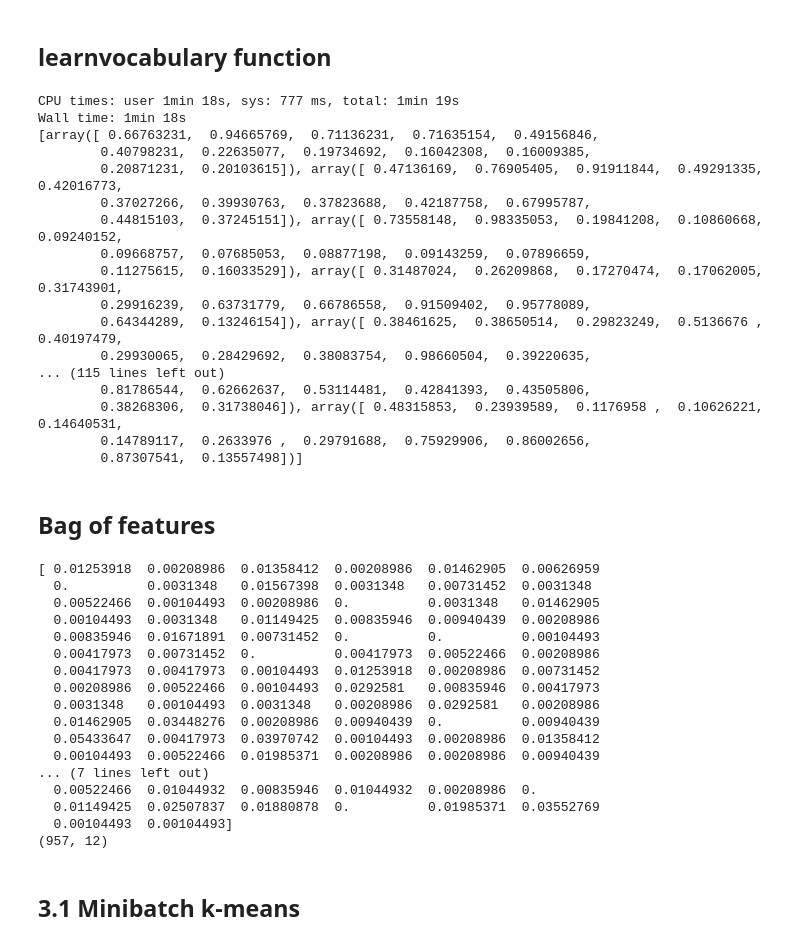
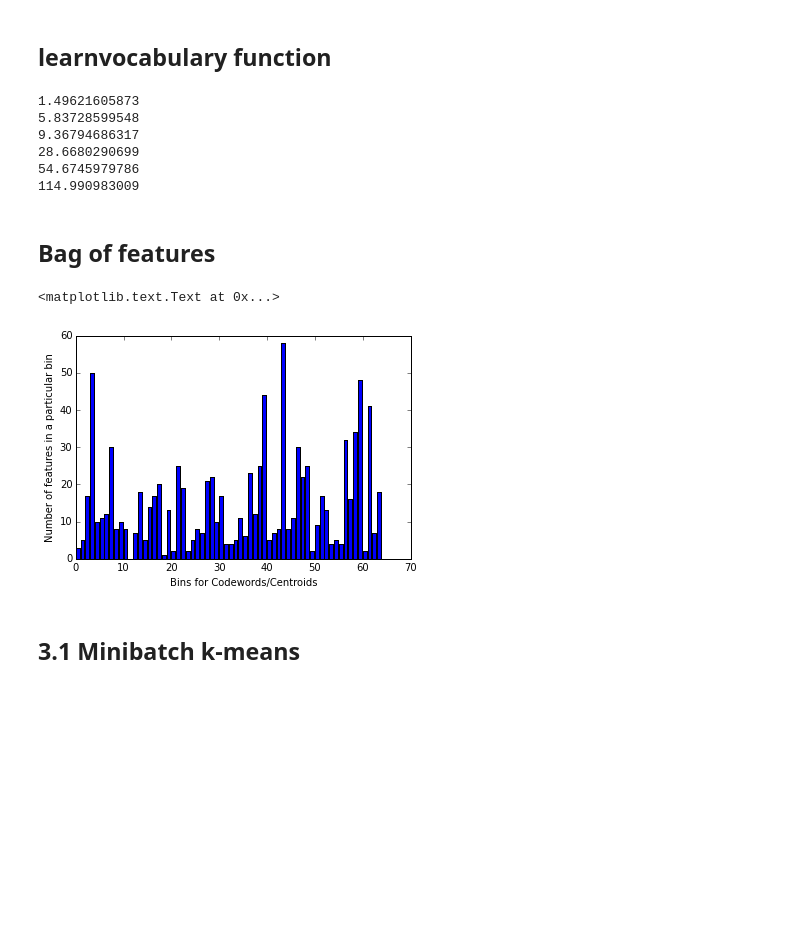
Before and after one commit to mayanks43/auto-tag, a Jupyter notebook: Section 3.ipynb, the cells around one changed output. Saved outputs shown, nothing was run; the diff lists cells and outputs as text; code cells hidden in the pictures; blank space fills up the shorter version.

```diff
--- a/Section 3.ipynb
+++ b/Section 3.ipynb
@@ -153,30 +154,22 @@ def mykmeansplusplus(points, k, max_iter=50):
     return mykmeans(points, k, max_iter, centroids)
 # %% [markdown]
 ## learnvocabulary function
-# %%
-k = 64
-def learnvocabulary(vocab_data, num_clusters, max_iter=50):
-    return mykmeans(vocab_data, num_clusters, max_iter)
-%time centroids, clusters = learnvocabulary(vocab_pitches, k, 50)
-print centroids
-# %% [output]
-CPU times: user 1min 18s, sys: 777 ms, total: 1min 19s
-Wall time: 1min 18s
-[array([ 0.66763231,  0.94665769,  0.71136231,  0.71635154,  0.49156846,
-        0.40798231,  0.22635077,  0.19734692,  0.16042308,  0.16009385,
-        0.20871231,  0.20103615]), array([ 0.47136169,  0.76905405,  0.91911844,  0.49291335,  0.42016773,
-        0.37027266,  0.39930763,  0.37823688,  0.42187758,  0.67995787,
-        0.44815103,  0.37245151]), array([ 0.73558148,  0.98335053,  0.19841208,  0.10860668,  0.09240152,
-        0.09668757,  0.07685053,  0.08877198,  0.09143259,  0.07896659,
-        0.11275615,  0.16033529]), array([ 0.31487024,  0.26209868,  0.17270474,  0.17062005,  0.31743901,
-        0.29916239,  0.63731779,  0.66786558,  0.91509402,  0.95778089,
-        0.64344289,  0.13246154]), array([ 0.38461625,  0.38650514,  0.29823249,  0.5136676 ,  0.40197479,
-        0.29930065,  0.28429692,  0.38083754,  0.98660504,  0.39220635,
-... (115 lines left out)
-        0.81786544,  0.62662637,  0.53114481,  0.42841393,  0.43505806,
-        0.38268306,  0.31738046]), array([ 0.48315853,  0.23939589,  0.1176958 ,  0.10626221,  0.14640531,
-        0.14789117,  0.2633976 ,  0.29791688,  0.75929906,  0.86002656,
-        0.87307541,  0.13557498])]
+# %%
+from sklearn.cluster import KMeans
+#def learnvocabulary(vocab_data, num_clusters, max_iter=50):
+#    return mykmeansplusplus(vocab_data, num_clusters, max_iter)
+for k in [2,4,8,16,32,64]:
+    t1 = time.time()
+    sk_kmeans = KMeans(n_clusters=k,  init='random', max_iter=50)
+    sk_kmeans.fit(vocab_pitches)
+    print time.time()-t1
+# %% [output]
+1.49621605873
+5.83728599548
+9.36794686317
+28.6680290699
+54.6745979786
+114.990983009
 # %% [markdown]
 ## Bag of features
 # %%
@@ -185,27 +178,22 @@ def getbof(centroids, signal):
     labels = assign_points_to_labels(centroids, signal)
     for i in range(labels.shape[0]):
         bof_tf[labels[i]] += 1
-    return bof_tf/signal.shape[0]
+    return bof_tf
 # test on one example
-print getbof(centroids, segments_pitches_1000[199])
+
+bof =  getbof(centroids, segments_pitches_1000[199])
-# %% [output]
-[ 0.01253918  0.00208986  0.01358412  0.00208986  0.01462905  0.00626959
-  0.          0.0031348   0.01567398  0.0031348   0.00731452  0.0031348
-  0.00522466  0.00104493  0.00208986  0.          0.0031348   0.01462905
-  0.00104493  0.0031348   0.01149425  0.00835946  0.00940439  0.00208986
-  0.00835946  0.01671891  0.00731452  0.          0.          0.00104493
-  0.00417973  0.00731452  0.          0.00417973  0.00522466  0.00208986
-  0.00417973  0.00417973  0.00104493  0.01253918  0.00208986  0.00731452
-  0.00208986  0.00522466  0.00104493  0.0292581   0.00835946  0.00417973
-  0.0031348   0.00104493  0.0031348   0.00208986  0.0292581   0.00208986
-  0.01462905  0.03448276  0.00208986  0.00940439  0.          0.00940439
-  0.05433647  0.00417973  0.03970742  0.00104493  0.00208986  0.01358412
-  0.00104493  0.00522466  0.01985371  0.00208986  0.00208986  0.00940439
-... (7 lines left out)
-  0.00522466  0.01044932  0.00835946  0.01044932  0.00208986  0.
-  0.01149425  0.02507837  0.01880878  0.          0.01985371  0.03552769
-  0.00104493  0.00104493]
-(957, 12)
+# %%
+%matplotlib inline
+
+import matplotlib
+import numpy as np
+import matplotlib.pyplot as plt
+plt.bar(range(64), bof)
+plt.xlabel("Bins for Codewords/Centroids")
+plt.ylabel("Number of features in a particular bin")
+# %% [output]
+<matplotlib.text.Text at 0x...>
+[figure, added]
 # %% [markdown]
 ## 3.1 Minibatch k-means
 # %%
```
Also changed, not shown: parts of 8 cells of this notebook, 1 other file.
